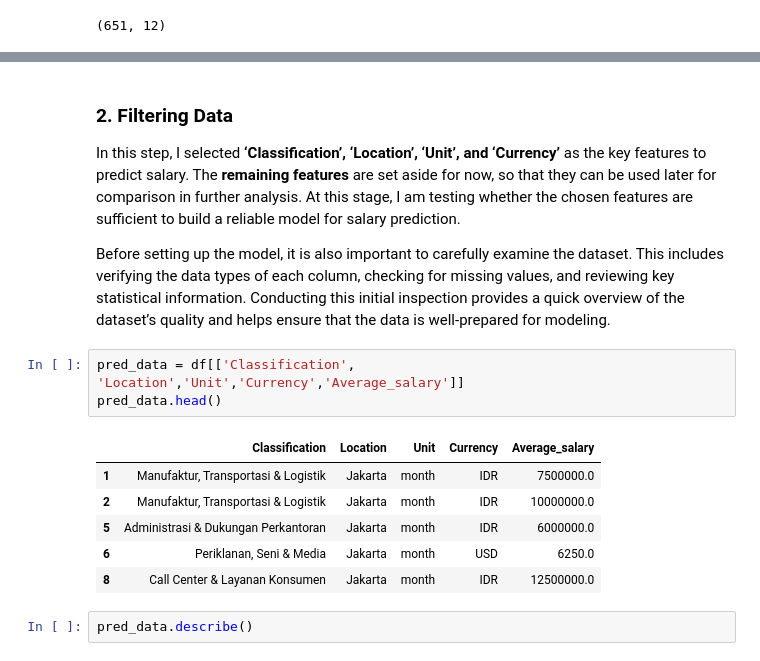
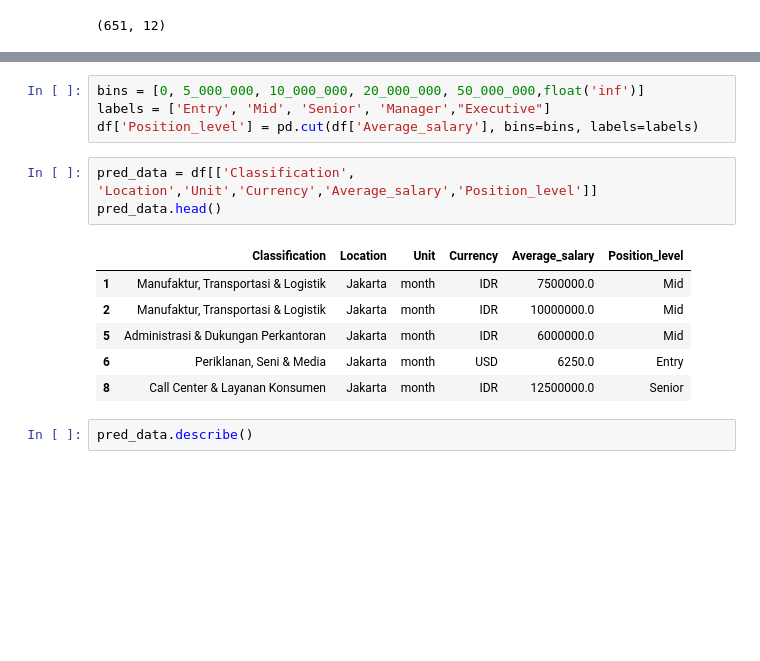
Before and after one commit to Jasman123/Web_scraping_and_Job_Analyze, a Jupyter notebook: Github_Project_WebScraping_Cities_featues.ipynb, the cells around one changed output, grey strips where cells are left out. Drawn from its saved outputs; the diff is of its cells as text; blank space fills up the shorter version.

```diff
--- a/Github_Project_WebScraping_Cities_featues.ipynb
+++ b/Github_Project_WebScraping_Cities_featues.ipynb
@@ -530,19 +521,17 @@ df.head()
-# %% [markdown]
-### 2. Filtering Data
-
-In this step, I selected **‘Classification’, ‘Location’, ‘Unit’, and ‘Currency’** as the key features to predict salary. The **remaining features** are set aside for now, so that they can be used later for comparison in further analysis. At this stage, I am testing whether the chosen features are sufficient to build a reliable model for salary prediction.
-
-Before setting up the model, it is also important to carefully examine the dataset. This includes verifying the data types of each column, checking for missing values, and reviewing key statistical information. Conducting this initial inspection provides a quick overview of the dataset’s quality and helps ensure that the data is well-prepared for modeling.
+# %%
+bins = [0, 5_000_000, 10_000_000, 20_000_000, 50_000_000,float('inf')]
+labels = ['Entry', 'Mid', 'Senior', 'Manager',"Executive"]
+df['Position_level'] = pd.cut(df['Average_salary'], bins=bins, labels=labels)
 # %%
-pred_data = df[['Classification', 'Location','Unit','Currency','Average_salary']]
+pred_data = df[['Classification', 'Location','Unit','Currency','Average_salary','Position_level']]
 pred_data.head()
 # %% [output]
-|  | Classification | Location | Unit | Currency | Average_salary |
-| 1 | Manufaktur, Transportasi & Logistik | Jakarta | month | IDR | 7500000.0 |
-| 2 | Manufaktur, Transportasi & Logistik | Jakarta | month | IDR | 10000000.0 |
-| 5 | Administrasi & Dukungan Perkantoran | Jakarta | month | IDR | 6000000.0 |
-| 6 | Periklanan, Seni & Media | Jakarta | month | USD | 6250.0 |
-| 8 | Call Center & Layanan Konsumen | Jakarta | month | IDR | 12500000.0 |
+|  | Classification | Location | Unit | Currency | Average_salary | Position_level |
+| 1 | Manufaktur, Transportasi & Logistik | Jakarta | month | IDR | 7500000.0 | Mid |
+| 2 | Manufaktur, Transportasi & Logistik | Jakarta | month | IDR | 10000000.0 | Mid |
+| 5 | Administrasi & Dukungan Perkantoran | Jakarta | month | IDR | 6000000.0 | Mid |
+| 6 | Periklanan, Seni & Media | Jakarta | month | USD | 6250.0 | Entry |
+| 8 | Call Center & Layanan Konsumen | Jakarta | month | IDR | 12500000.0 | Senior |
 # %%
 pred_data.describe()
 # %% [output]
```
Also changed, not shown: parts of 25 cells of this notebook.
